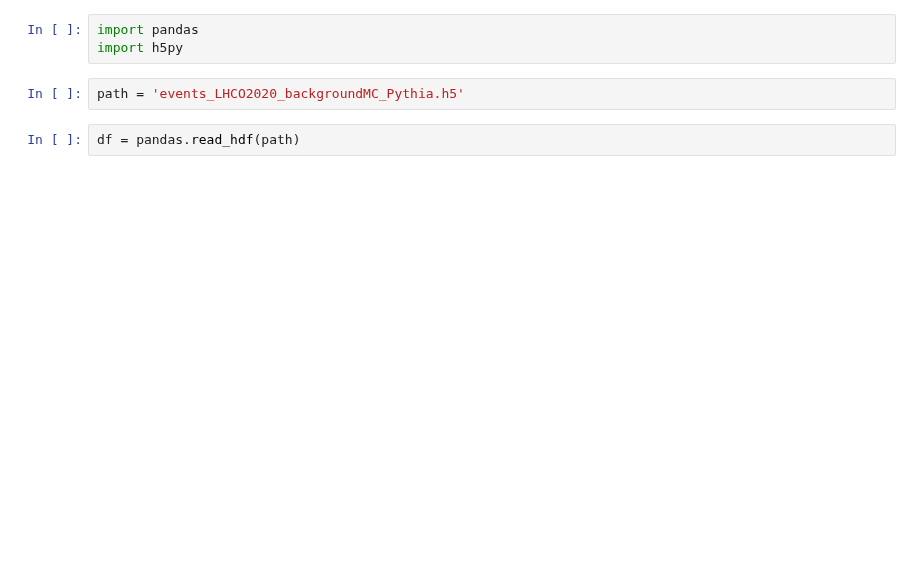
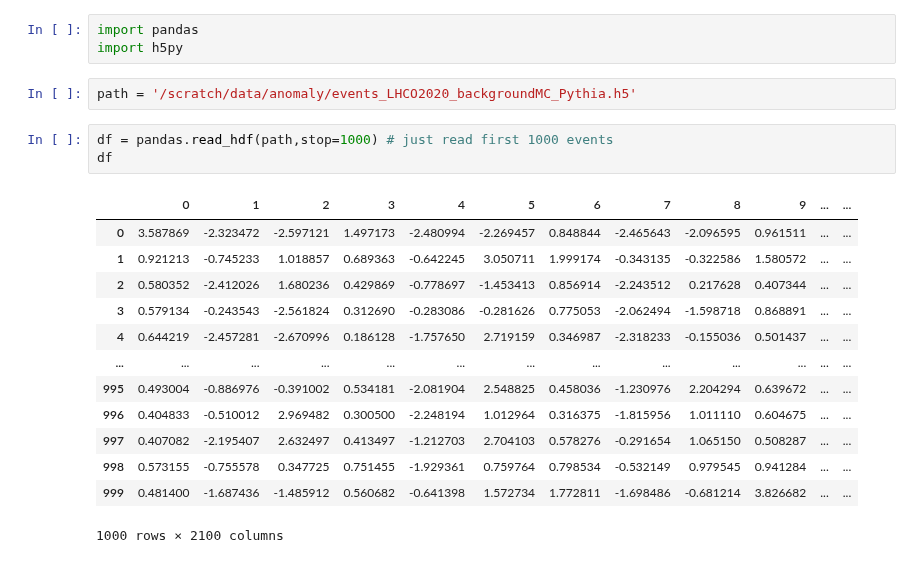
Before and after one commit to stsan9/AnomalyDetection4Jets, a Jupyter notebook: Tables.ipynb, the cells around one changed output. Saved outputs shown, nothing was run; the diff lists cells and outputs as text; blank space fills up the shorter version.

```diff
--- a/Tables.ipynb
+++ b/Tables.ipynb
@@ -2,6 +2,21 @@
 import pandas
 import h5py
 # %%
-path = 'events_LHCO2020_backgroundMC_Pythia.h5'
+path = '/scratch/data/anomaly/events_LHCO2020_backgroundMC_Pythia.h5'
 # %%
-df = pandas.read_hdf(path)
+df = pandas.read_hdf(path,stop=1000) # just read first 1000 events
+df
+# %% [output]
+|  | 0 | 1 | 2 | 3 | 4 | 5 | 6 | 7 | 8 | 9 | ... | ... |
+| 0 | 3.587869 | -2.323472 | -2.597121 | 1.497173 | -2.480994 | -2.269457 | 0.848844 | -2.465643 | -2.096595 | 0.961511 | ... | ... |
+| 1 | 0.921213 | -0.745233 | 1.018857 | 0.689363 | -0.642245 | 3.050711 | 1.999174 | -0.343135 | -0.322586 | 1.580572 | ... | ... |
+| 2 | 0.580352 | -2.412026 | 1.680236 | 0.429869 | -0.778697 | -1.453413 | 0.856914 | -2.243512 | 0.217628 | 0.407344 | ... | ... |
+| 3 | 0.579134 | -0.243543 | -2.561824 | 0.312690 | -0.283086 | -0.281626 | 0.775053 | -2.062494 | -1.598718 | 0.868891 | ... | ... |
+| 4 | 0.644219 | -2.457281 | -2.670996 | 0.186128 | -1.757650 | 2.719159 | 0.346987 | -2.318233 | -0.155036 | 0.501437 | ... | ... |
+| ... | ... | ... | ... | ... | ... | ... | ... | ... | ... | ... | ... | ... |
+| 995 | 0.493004 | -0.886976 | -0.391002 | 0.534181 | -2.081904 | 2.548825 | 0.458036 | -1.230976 | 2.204294 | 0.639672 | ... | ... |
+| 996 | 0.404833 | -0.510012 | 2.969482 | 0.300500 | -2.248194 | 1.012964 | 0.316375 | -1.815956 | 1.011110 | 0.604675 | ... | ... |
+| 997 | 0.407082 | -2.195407 | 2.632497 | 0.413497 | -1.212703 | 2.704103 | 0.578276 | -0.291654 | 1.065150 | 0.508287 | ... | ... |
+| 998 | 0.573155 | -0.755578 | 0.347725 | 0.751455 | -1.929361 | 0.759764 | 0.798534 | -0.532149 | 0.979545 | 0.941284 | ... | ... |
+| 999 | 0.481400 | -1.687436 | -1.485912 | 0.560682 | -0.641398 | 1.572734 | 1.772811 | -1.698486 | -0.681214 | 3.826682 | ... | ... |
+1000 rows × 2100 columns
```
Also changed, not shown: parts of 12 cells of this notebook, 3 other files.
